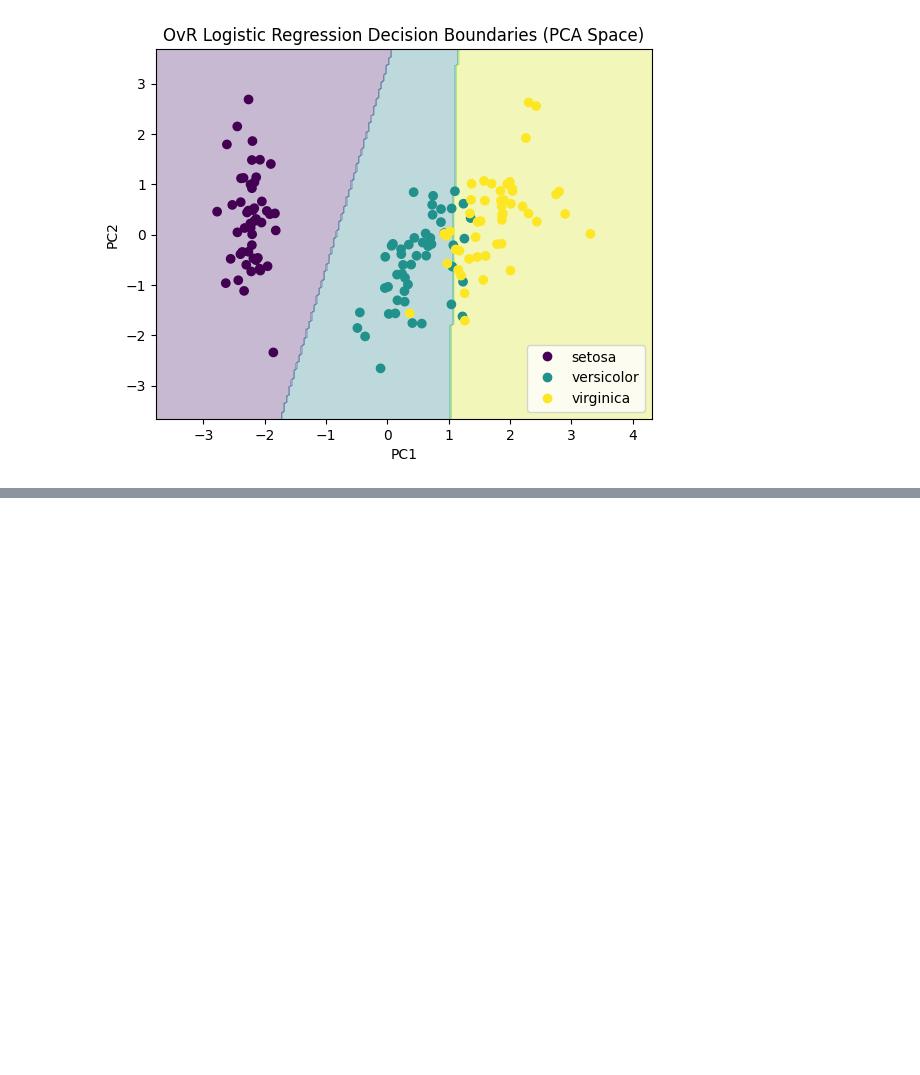
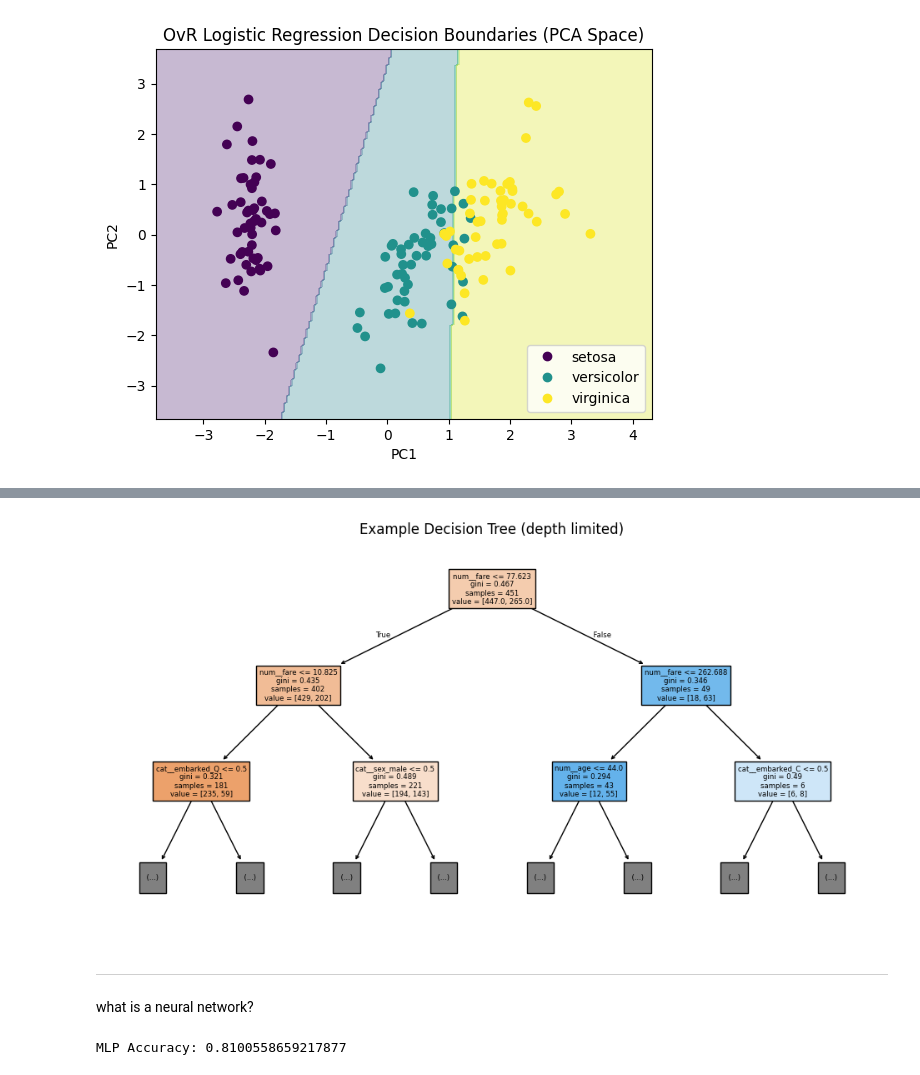
Before and after one commit to Hunter174/GentleIntroToML, a Jupyter notebook: Workshop.ipynb, the cells around one changed output, grey strips where cells are left out. Cells and saved outputs as stored; diff of their text form; code cells hidden in the pictures; blank space fills up the shorter version.

```diff
--- a/Workshop.ipynb
+++ b/Workshop.ipynb
@@ -276,0 +341,45 @@ Try predicting for 1000 sq ft or 2500 sq ft.
+# %%
+#@Title Visualize a single tree
+
+from sklearn.tree import plot_tree
+import matplotlib.pyplot as plt
+
+# Grab one tree from the forest
+tree = model.named_steps["classifier"].estimators_[0]
+
+plt.figure(figsize=(12, 6))
+plot_tree(tree, max_depth=2, feature_names=feature_names, filled=True)
+plt.title("Example Decision Tree (depth limited)")
+plt.show()
+# %% [output]
+[figure, added]
+# %% [markdown]
+---
+what is a neural network?
+# %%
+# Neural Network (MLP)
+
+from sklearn.neural_network import MLPClassifier
+from sklearn.preprocessing import StandardScaler
+from sklearn.pipeline import Pipeline
+
+# Full pipeline
+mlp_model = Pipeline(steps=[
+    ("preprocessor", preprocessor),
+    ("scaler", StandardScaler(with_mean=False)),  # important for sparse one-hot output
+    ("classifier", MLPClassifier(
+    hidden_layer_sizes=(64, 32, 16),
+    activation="relu",
+    alpha=0.001,
+    max_iter=1000,
+    random_state=42
+    ))
+])
+
+# Train
+mlp_model.fit(X_train, y_train)
+
+# Evaluate
+print("MLP Accuracy:", mlp_model.score(X_test, y_test))
+# %% [output]
+MLP Accuracy: 0.8100558659217877
```
Also changed, not shown: parts of 21 cells of this notebook.
